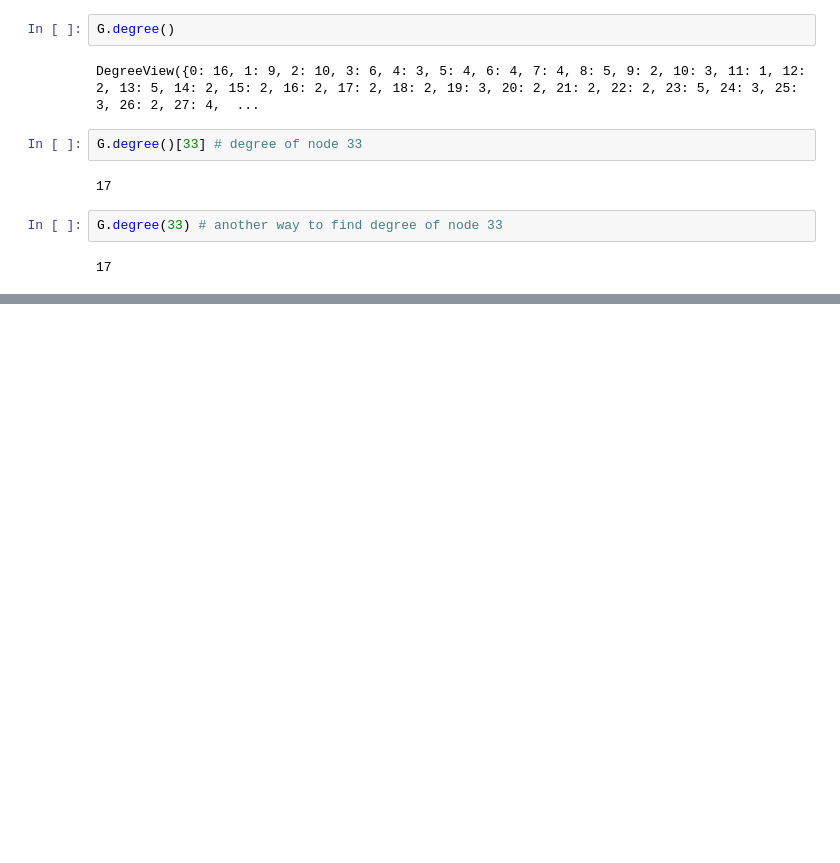
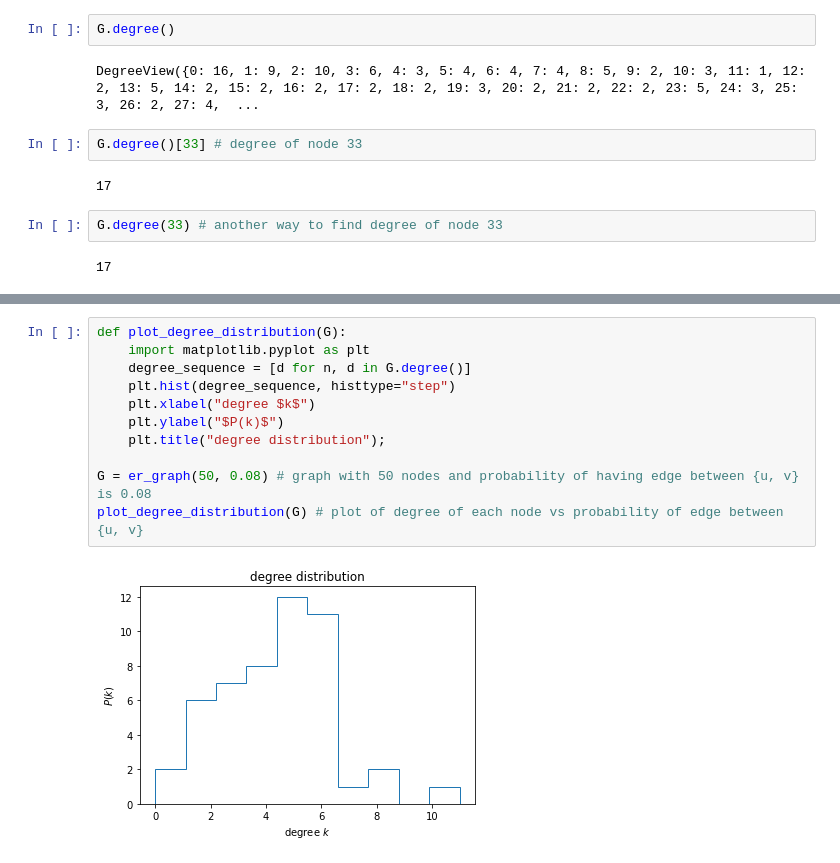
Before and after one commit to menobleknight/using-python-for-research, a Jupyter notebook: week-4-part-3/social-network-analysis.ipynb, the cells around one changed output, grey strips where cells are left out. Cells and saved outputs as stored; diff of their text form; blank space fills up the shorter version.

```diff
--- a/week-4-part-3/social-network-analysis.ipynb
+++ b/week-4-part-3/social-network-analysis.ipynb
@@ -89,0 +163,13 @@ G.degree(33) # another way to find degree of node 33
+# %%
+def plot_degree_distribution(G):
+    import matplotlib.pyplot as plt
+    degree_sequence = [d for n, d in G.degree()]
+    plt.hist(degree_sequence, histtype="step")
+    plt.xlabel("degree $k$")
+    plt.ylabel("$P(k)$")
+    plt.title("degree distribution");
+
+G = er_graph(50, 0.08) # graph with 50 nodes and probability of having edge between {u, v} is 0.08
+plot_degree_distribution(G) # plot of degree of each node vs probability of edge between {u, v}
+# %% [output]
+[figure, added]
```
Also changed, not shown: parts of 14 cells of this notebook.
